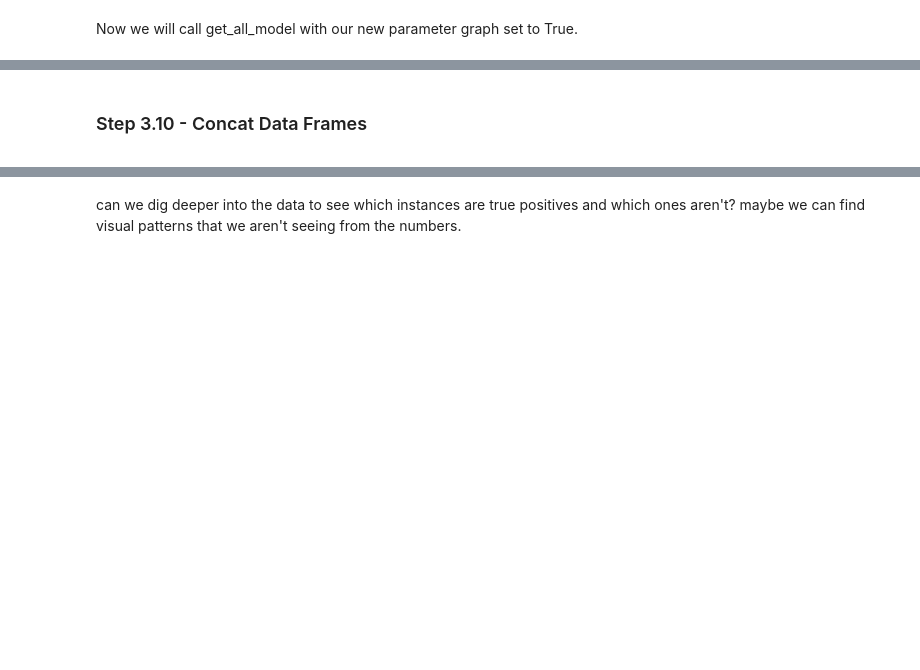
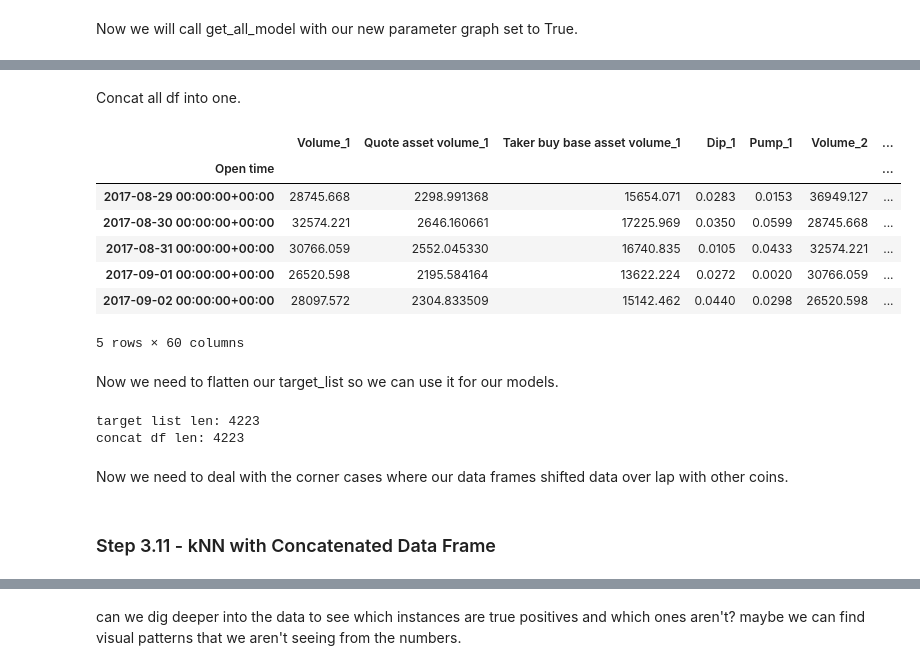
Before and after one commit to DelvinM/Cryptocurrency-Analysis, a Jupyter notebook: Binance-Analysis.ipynb, the cells around one changed output, grey strips where cells are left out. Cells and saved outputs as stored; diff of their text form; code cells hidden in the pictures; blank space fills up the shorter version.

```diff
--- a/Binance-Analysis.ipynb
+++ b/Binance-Analysis.ipynb
@@ -1150,0 +1178,16 @@ avg / total       0.52      0.51      0.51        73
+# %% [markdown]
+Concat all df into one.
+# %%
+btc_concat = pd.concat(new_dict.values(), ignore_index = False)
+btc_concat.head()
+# %% [output]
+|  | Volume_1 | Quote asset volume_1 | Taker buy base asset volume_1 | Dip_1 | Pump_1 | Volume_2 | ... |
+| Open time |  |  |  |  |  |  | ... |
+| 2017-08-29 00:00:00+00:00 | 28745.668 | 2298.991368 | 15654.071 | 0.0283 | 0.0153 | 36949.127 | ... |
+| 2017-08-30 00:00:00+00:00 | 32574.221 | 2646.160661 | 17225.969 | 0.0350 | 0.0599 | 28745.668 | ... |
+| 2017-08-31 00:00:00+00:00 | 30766.059 | 2552.045330 | 16740.835 | 0.0105 | 0.0433 | 32574.221 | ... |
+| 2017-09-01 00:00:00+00:00 | 26520.598 | 2195.584164 | 13622.224 | 0.0272 | 0.0020 | 30766.059 | ... |
+| 2017-09-02 00:00:00+00:00 | 28097.572 | 2304.833509 | 15142.462 | 0.0440 | 0.0298 | 26520.598 | ... |
+5 rows × 60 columns
+# %% [markdown]
+Now we need to flatten our target_list so we can use it for our models.
@@ -1151,4 +1199,10 @@ avg / total       0.52      0.51      0.51        73
+# %%
+print("target list len:", len(flat_list))
+print("concat df len:", len(btc_concat))
+# %% [output]
+target list len: 4223
+concat df len: 4223
+# %% [markdown]
+Now we need to deal with the corner cases where our data frames shifted data over lap with other coins.
 # %% [markdown]
-<h3>Step 3.10 - Concat Data Frames </h3>
-
-<p> </p>
+<h3>Step 3.11 - kNN with Concatenated Data Frame</h3>
```
Also changed, not shown: parts of 23 cells of this notebook.
